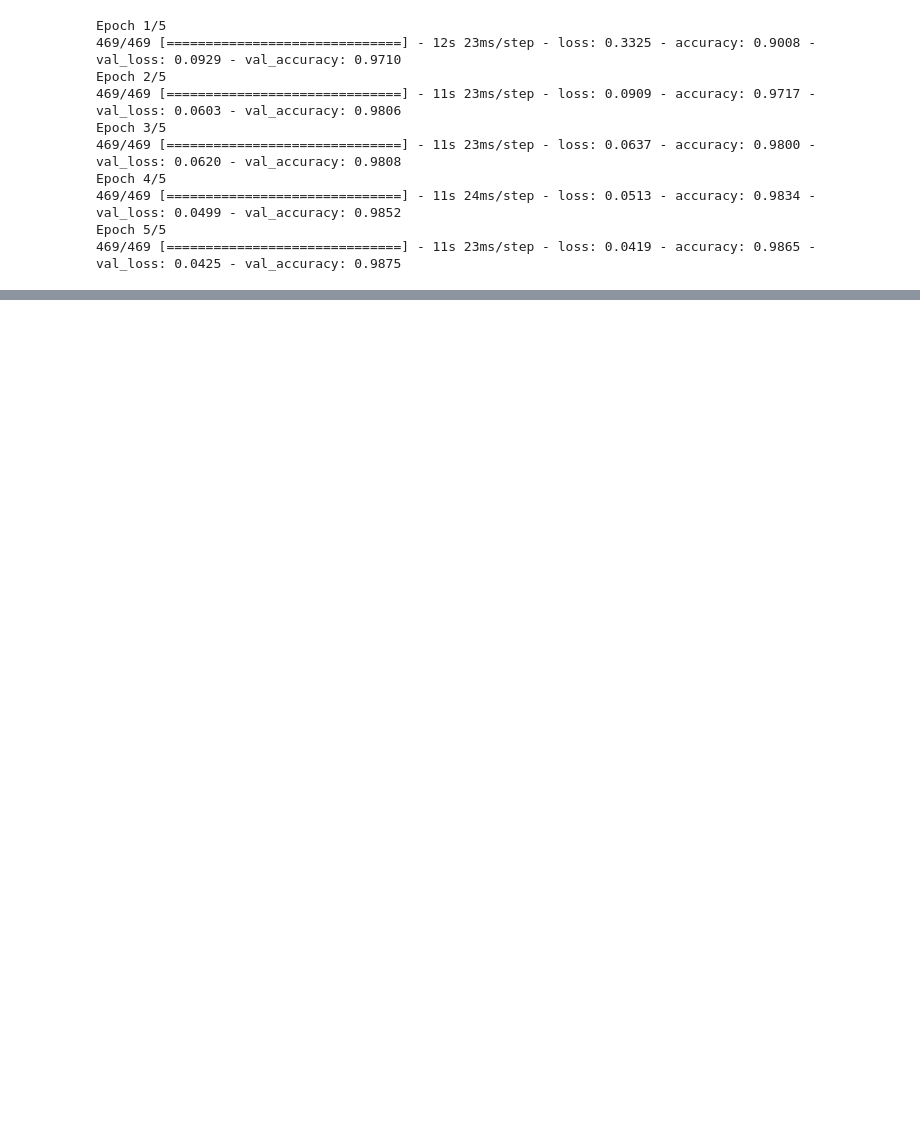
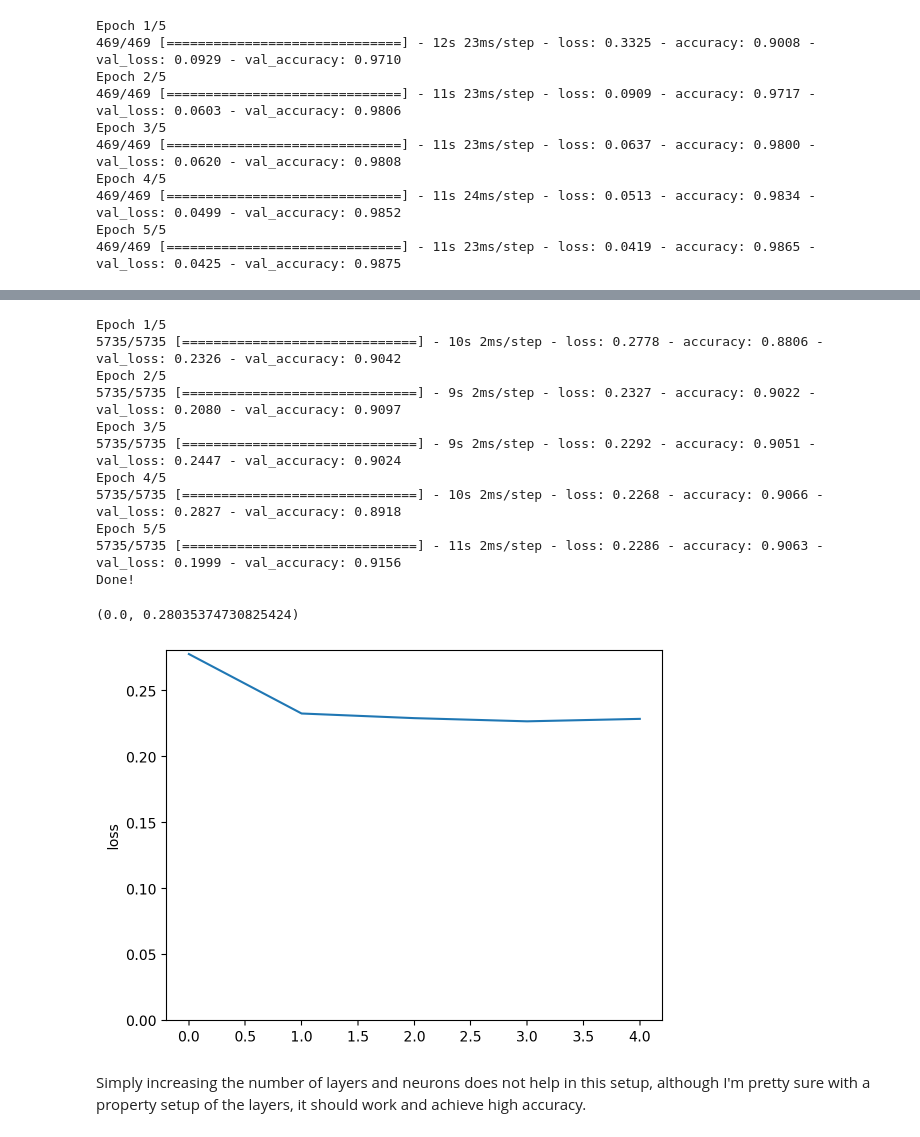
Before and after one commit to chongchonghe/computational-science, a Jupyter notebook: _notebooks/2023-03-07-ML-from-scratch.ipynb, the cells around one changed output, grey strips where cells are left out. Saved outputs shown, nothing was run; the diff lists cells and outputs as text; code cells hidden in the pictures; blank space fills up the shorter version.

```diff
--- a/_notebooks/2023-03-07-ML-from-scratch.ipynb
+++ b/_notebooks/2023-03-07-ML-from-scratch.ipynb
@@ -659,0 +728,43 @@ Epoch 5/5
+# %%
+x_train, x_test, y_train, y_test = train_test_split(
+    data_scaled, labels, test_size=0.3, random_state=0)
+
+# Train it with Tensorflow
+dim = x_train.shape[-1]
+model = Sequential()
+model.add(layers.Dense(32, activation='relu', input_shape=(dim,)))
+# model.add(layers.Dense(32, activation='relu'))
+# model.add(layers.Dense(32, activation='relu'))
+# model.add(layers.Dense(32, activation='relu'))
+model.add(layers.Dense(1, activation='sigmoid'))
+# compile model
+opt = Adam(learning_rate=0.05)
+model.compile(optimizer=opt, loss='binary_crossentropy', metrics=['accuracy'])
+# model.compile(optimizer='adam', loss='binary_crossentropy', metrics=['accuracy'])
+# fit the model. Keras ignores the first dimension, which is the batch size
+history = model.fit(x_train, y_train,
+          validation_data=(x_test, y_test),
+          epochs=5,
+          )
+print("Done!")
+
+plt.figure()
+plt.plot(history.history['loss'])
+plt.ylabel("loss")
+plt.ylim([0, None])
+# %% [output]
+Epoch 1/5
+5735/5735 [==============================] - 10s 2ms/step - loss: 0.2778 - accuracy: 0.8806 - val_loss: 0.2326 - val_accuracy: 0.9042
+Epoch 2/5
+5735/5735 [==============================] - 9s 2ms/step - loss: 0.2327 - accuracy: 0.9022 - val_loss: 0.2080 - val_accuracy: 0.9097
+Epoch 3/5
+5735/5735 [==============================] - 9s 2ms/step - loss: 0.2292 - accuracy: 0.9051 - val_loss: 0.2447 - val_accuracy: 0.9024
+Epoch 4/5
+5735/5735 [==============================] - 10s 2ms/step - loss: 0.2268 - accuracy: 0.9066 - val_loss: 0.2827 - val_accuracy: 0.8918
+Epoch 5/5
+5735/5735 [==============================] - 11s 2ms/step - loss: 0.2286 - accuracy: 0.9063 - val_loss: 0.1999 - val_accuracy: 0.9156
+Done!
+(0.0, 0.28035374730825424)
+[figure, added]
+# %% [markdown]
+Simply increasing the number of layers and neurons does not help in this setup, although I'm pretty sure with a property setup of the layers, it should work and achieve high accuracy.
```
Also changed, not shown: parts of 7 cells of this notebook.
